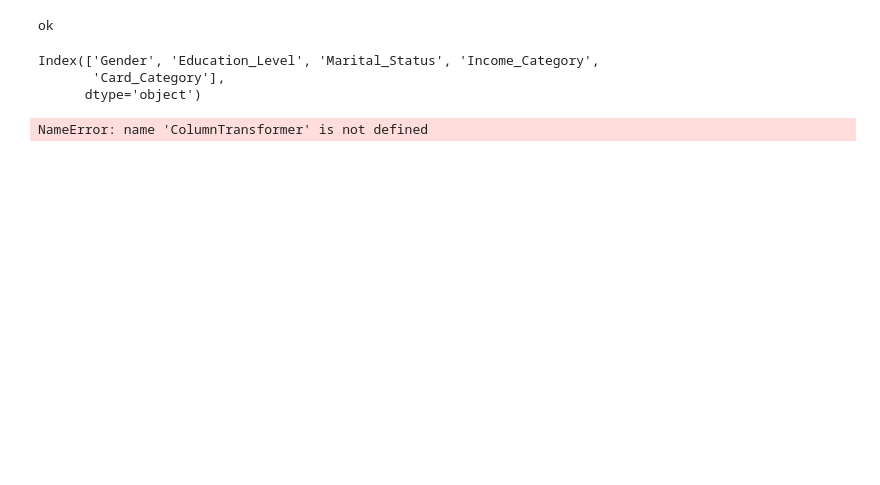
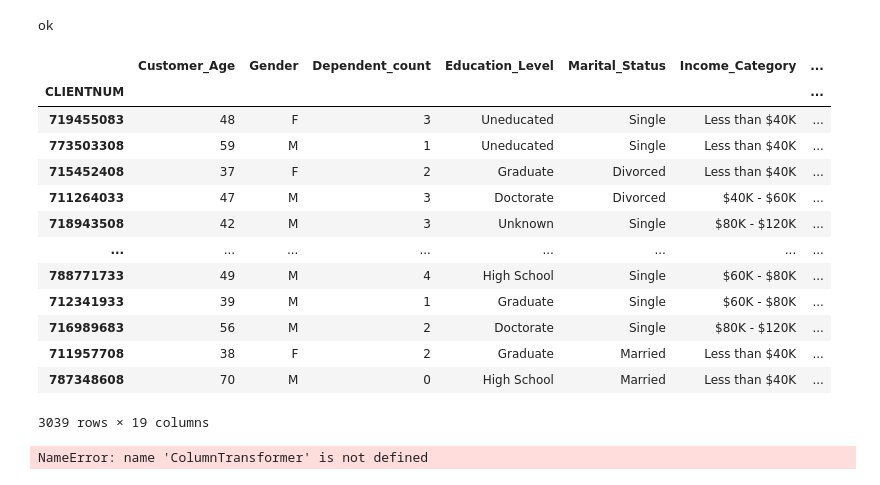
Before and after one commit to dimiphoton/creadit-card-churn-prediction, a Jupyter notebook: notebooks/customer_churn_analysis.ipynb, the cells around one changed output. Saved outputs shown, nothing was run; the diff lists cells and outputs as text; code cells hidden in the pictures; blank space fills up the shorter version.

```diff
--- a/notebooks/customer_churn_analysis.ipynb
+++ b/notebooks/customer_churn_analysis.ipynb
@@ -17,7 +20,18 @@ data=helper.DataProcessor()
 # %%
-data.cat_cols
+data.X_test
 # %% [output]
+|  | Customer_Age | Gender | Dependent_count | Education_Level | Marital_Status | Income_Category | ... |
+| CLIENTNUM |  |  |  |  |  |  | ... |
+| 719455083 | 48 | F | 3 | Uneducated | Single | Less than $40K | ... |
+| 773503308 | 59 | M | 1 | Uneducated | Single | Less than $40K | ... |
+| 715452408 | 37 | F | 2 | Graduate | Divorced | Less than $40K | ... |
+| 711264033 | 47 | M | 3 | Doctorate | Divorced | $40K - $60K | ... |
+| 718943508 | 42 | M | 3 | Unknown | Single | $80K - $120K | ... |
+| ... | ... | ... | ... | ... | ... | ... | ... |
+| 788771733 | 49 | M | 4 | High School | Single | $60K - $80K | ... |
+| 712341933 | 39 | M | 1 | Graduate | Single | $60K - $80K | ... |
+| 716989683 | 56 | M | 2 | Doctorate | Single | $80K - $120K | ... |
+| 711957708 | 38 | F | 2 | Graduate | Married | Less than $40K | ... |
+| 787348608 | 70 | M | 0 | High School | Married | Less than $40K | ... |
-Index(['Gender', 'Education_Level', 'Marital_Status', 'Income_Category',
-       'Card_Category'],
-      dtype='object')
+3039 rows × 19 columns
 # %%
```
Also changed, not shown: parts of 10 cells of this notebook, 1 other file.
